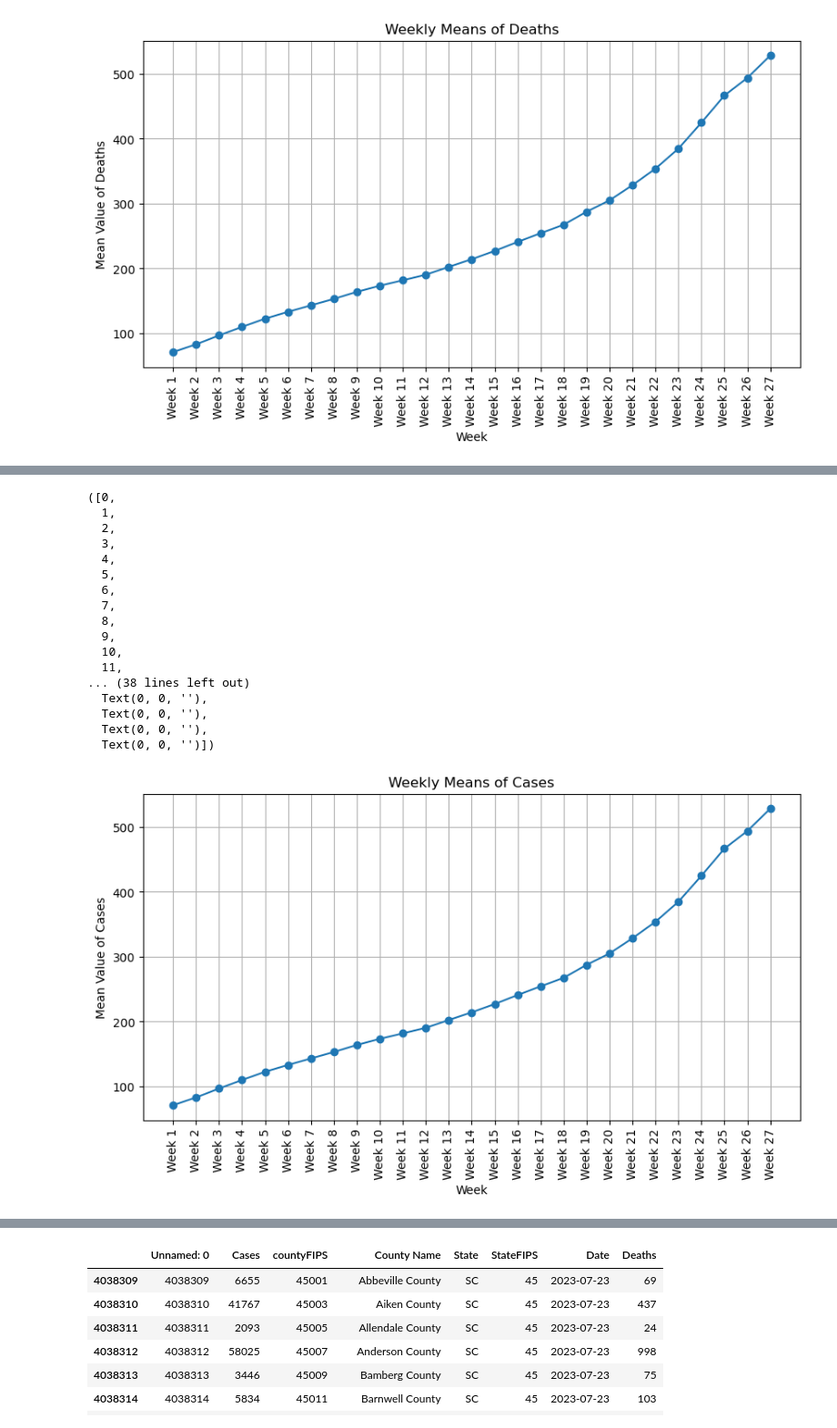
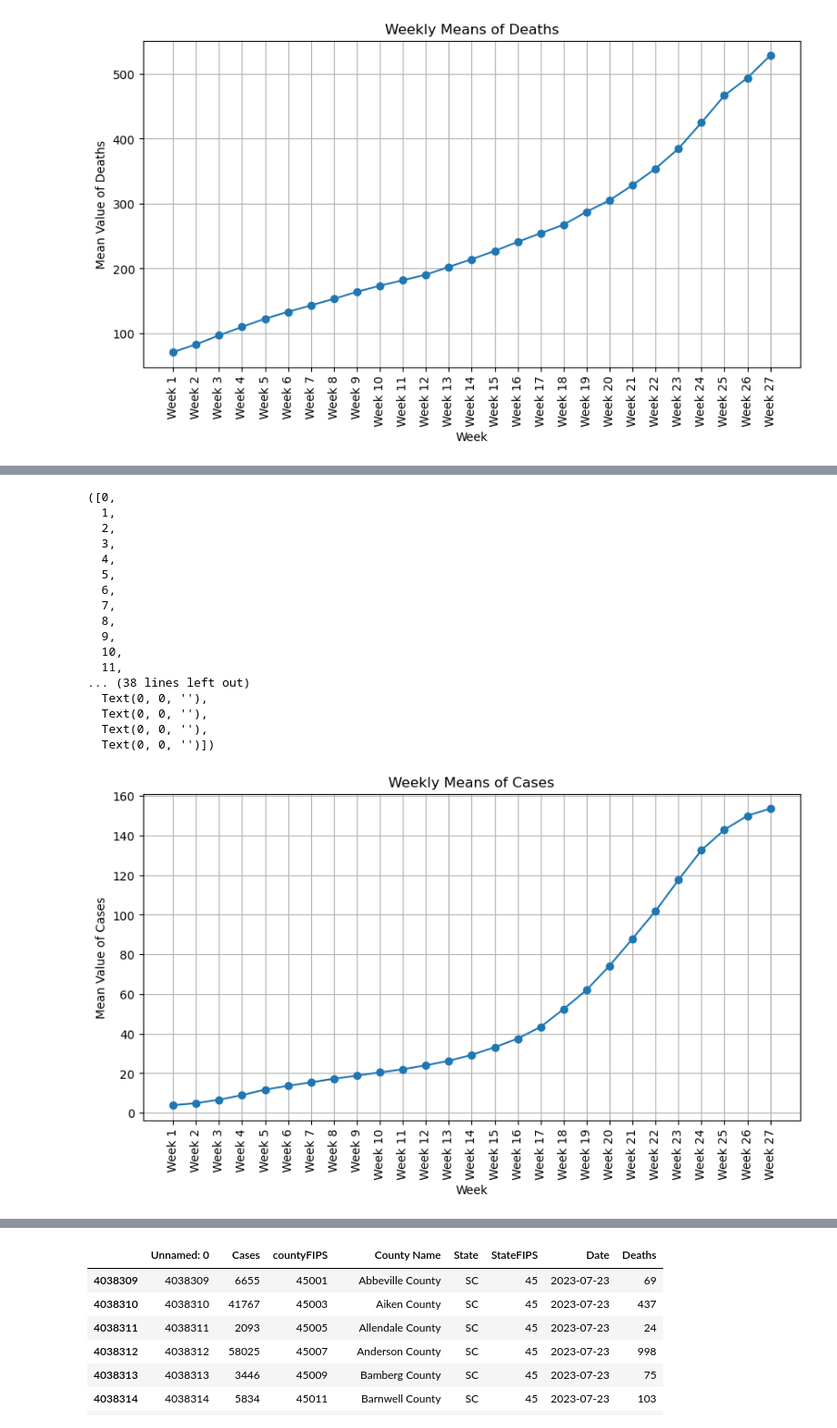
Before and after one commit to mawuliagboklu/DS-Group-, a Jupyter notebook: Project Stage II/CSC405ProjectStage2EgeKeser.ipynb, the cells around one changed output, grey strips where cells are left out. Shown at 91% size. Cells and saved outputs as stored; diff of their text form; code cells hidden in the pictures.

```diff
--- a/Project Stage II/CSC405ProjectStage2EgeKeser.ipynb
+++ b/Project Stage II/CSC405ProjectStage2EgeKeser.ipynb
@@ -313,7 +313,7 @@ plt.xticks(rotation=90)
 meansPerWeekAKCase = {}
 # %%
 for weekNumberAKCase, (startDateAKCase, endDateAKCase) in enumerate(zip(startDatesOfWeeks, endDatesOfWeeks), start=1):
-    weekFilteredAKCase = dfAKDataSet[(dfAKDataSet['Date'] <= endDate) & (dfAKDataSet['Date'] >= startDate)]
+    weekFilteredAKCase = dfAKDataSet[(dfAKDataSet['Date'] <= endDateAKCase) & (dfAKDataSet['Date'] >= startDateAKCase)]
     meanWeekAKCase = (weekFilteredAKCase['Cases'] / 10.000).mean()
     meansPerWeekAKCase[f'Week {weekNumberAKCase}'] = meanWeekAKCase
 # %%
@@ -321,28 +321,28 @@ weekNumbersAKCase = list(meansPerWeekAKCase.keys())
 meanValuesAKCase = list(meansPerWeekAKCase.values())
 # %%
 plt.figure(figsize=(10, 5))
-plt.plot(weekNumbersAKCase, meanValues, marker='o', linestyle='-')
+plt.plot(weekNumbersAKCase, meanValuesAKCase, marker='o', linestyle='-')
 plt.title('Weekly Means of Cases')
 plt.xlabel('Week')
 plt.ylabel('Mean Value of Cases')
 plt.grid(True)
 plt.xticks(rotation=90)
 # %% [output]
 ([0,
   1,
   2,
   3,
   4,
   5,
   6,
   7,
   8,
   9,
   10,
   11,
 ... (38 lines left out)
   Text(0, 0, ''),
   Text(0, 0, ''),
   Text(0, 0, ''),
   Text(0, 0, '')])
-[figure, old version]
+[figure, new version]
```
Also changed, not shown: parts of 10 cells of this notebook.
